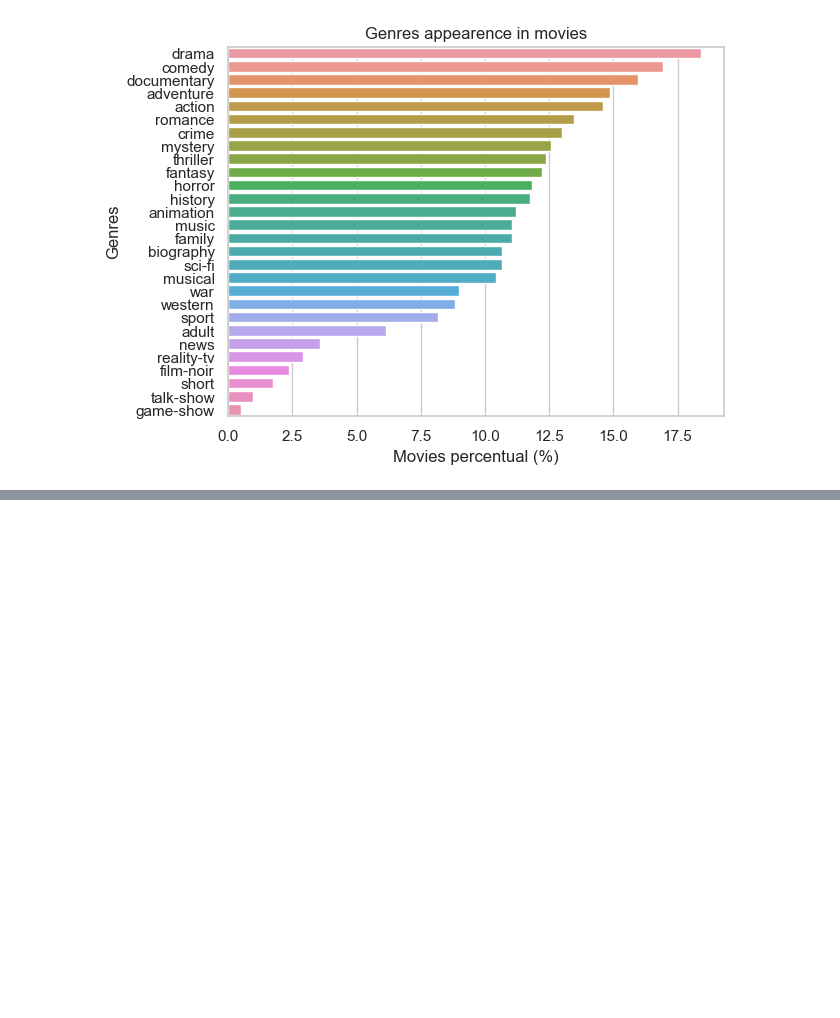
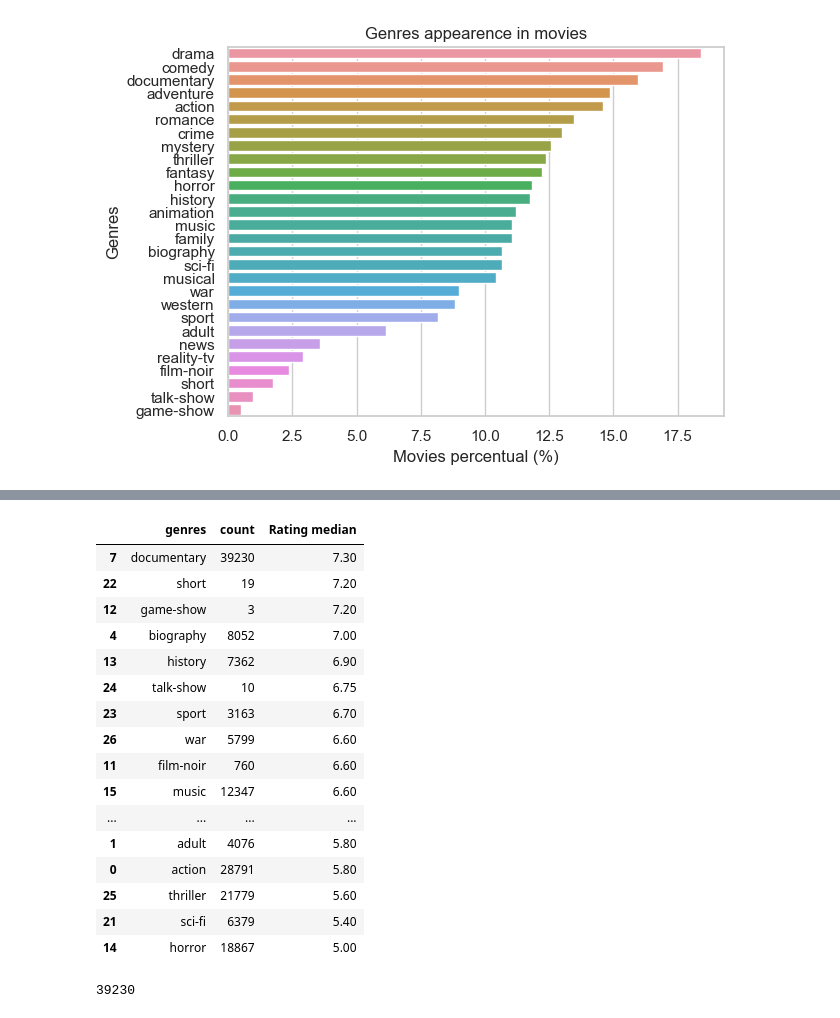
Before and after one commit to Ckk3/python-fundamentos-para-analise-de-dados-3.0, a Jupyter notebook: DataBases/miniProject1/project.ipynb, the cells around one changed output, grey strips where cells are left out. Cells and saved outputs as stored; diff of their text form; code cells hidden in the pictures; blank space fills up the shorter version.

```diff
--- a/DataBases/miniProject1/project.ipynb
+++ b/DataBases/miniProject1/project.ipynb
@@ -337,0 +440,24 @@ NameError: name 'bag_genre' is not defined
+# %%
+display(genre_ratings_countDF)
+# %% [output]
+|  | genres | count | Rating median |
+| 7 | documentary | 39230 | 7.30 |
+| 22 | short | 19 | 7.20 |
+| 12 | game-show | 3 | 7.20 |
+| 4 | biography | 8052 | 7.00 |
+| 13 | history | 7362 | 6.90 |
+| 24 | talk-show | 10 | 6.75 |
+| 23 | sport | 3163 | 6.70 |
+| 26 | war | 5799 | 6.60 |
+| 11 | film-noir | 760 | 6.60 |
+| 15 | music | 12347 | 6.60 |
+| ... | ... | ... | ... |
+| 1 | adult | 4076 | 5.80 |
+| 0 | action | 28791 | 5.80 |
+| 25 | thriller | 21779 | 5.60 |
+| 21 | sci-fi | 6379 | 5.40 |
+| 14 | horror | 18867 | 5.00 |
+# %%
+genre_ratings_countDF.loc[genre_ratings_countDF["genres"] == 'documentary']['count'].values[0]
+# %% [output]
+39230
```
Also changed, not shown: parts of 17 cells of this notebook.
